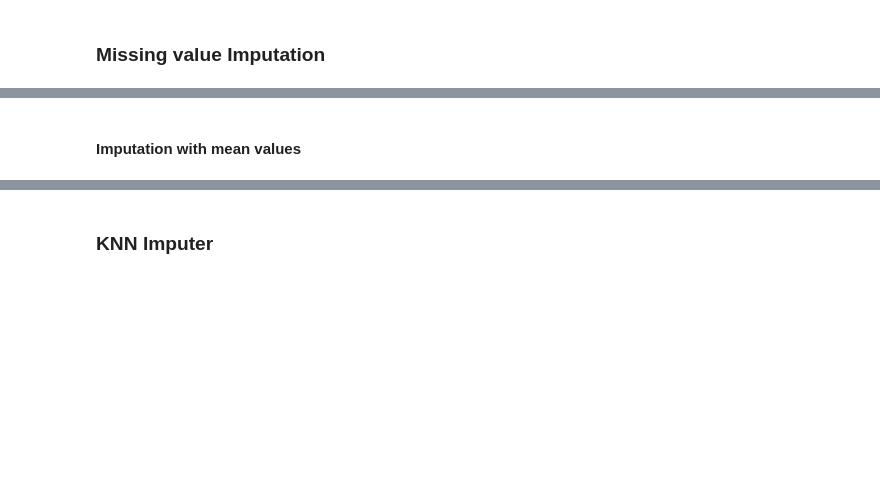
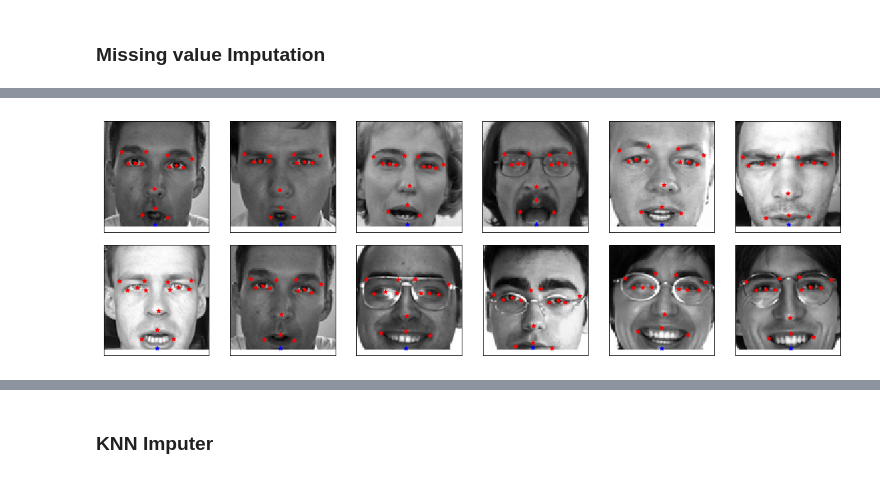
Before and after one commit to MadhuAtBerkeley/w207_Project, a Jupyter notebook: source/w207_eda.ipynb, the cells around one changed output, grey strips where cells are left out. Cells and saved outputs as stored; diff of their text form; code cells hidden in the pictures; blank space fills up the shorter version.

```diff
--- a/source/w207_eda.ipynb
+++ b/source/w207_eda.ipynb
@@ -378,8 +381,8 @@ visualize_labels(bad_bottom_lip)
 # %%
 for sample in bad_bottom_lip:
     y_train[sample][29] = 94
     y_train[sample][28] = y_train[sample][26]
 
-visualize_labels(bad_bottom_lip)
+visualize_labels(x_train, y_train, bad_bottom_lip)
+# %% [output]
+[figure, added]
-# %% [markdown]
-#### Imputation with mean values
```
Also changed, not shown: parts of 16 cells of this notebook.
